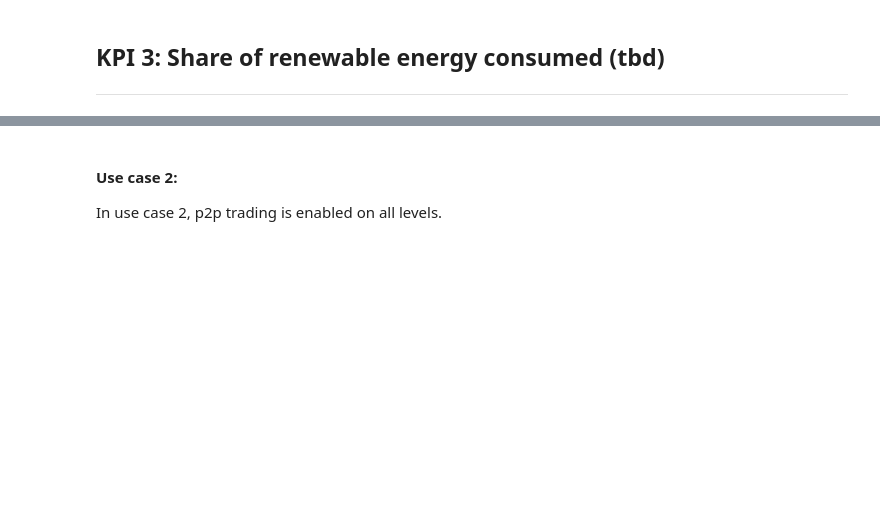
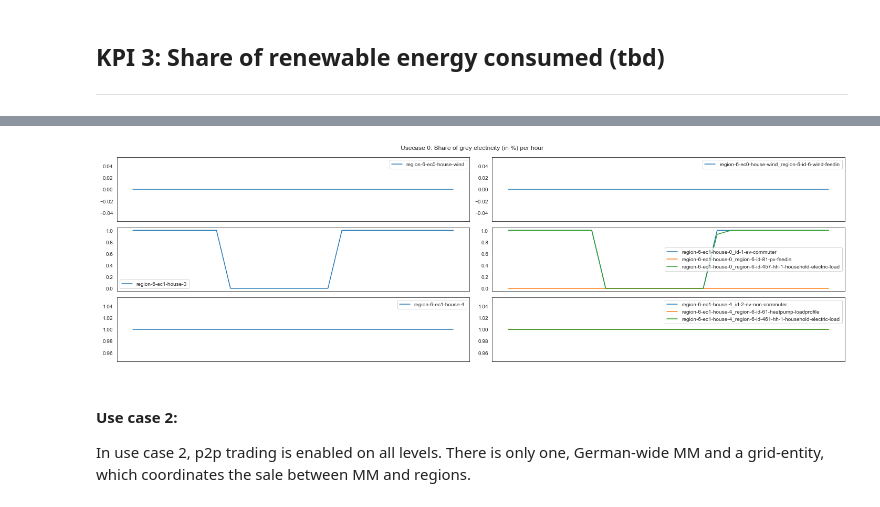
Before and after one commit to jochenmadler/fim_fit, a Jupyter notebook: GSy_KPI_calculation/01_processing/functions_run_v2.ipynb, the cells around one changed output, grey strips where cells are left out. Saved outputs shown, nothing was run; the diff lists cells and outputs as text; code cells hidden in the pictures; blank space fills up the shorter version.

```diff
--- a/GSy_KPI_calculation/01_processing/functions_run_v2.ipynb
+++ b/GSy_KPI_calculation/01_processing/functions_run_v2.ipynb
@@ -122,3 +138,22 @@ Therefore, every asset procures its energy from the German electricity mix, with
+# %%
+fig, ax = plt.subplots(figsize = (20,6), nrows=3, ncols=2)
+fig.suptitle('Usecase 0: Share of grey electricity (in %) per hour')
+df[['region-6-ec0-house-wind']].plot(ax = ax[0][0])
+df[['region-6-ec0-house-wind_region-6-id-6-wind-feedin']].plot(ax = ax[0][1])
+df[['region-6-ec1-house-0']].plot(ax = ax[1][0])
+df[['region-6-ec1-house-0_id-1-ev-commuter', 'region-6-ec1-house-0_region-6-id-81-pv-feedin', 'region-6-ec1-house-0_region-6-id-457-hh-1-household-electric-load']].plot(ax = ax[1][1])
+df[['region-6-ec1-house-4']].plot(ax = ax[2][0])
+df[['region-6-ec1-house-4_id-2-ev-non-commuter', 'region-6-ec1-house-4_region-6-id-61-heatpump-loadprofile', 'region-6-ec1-house-4_region-6-id-461-hh-1-household-electric-load']].plot(ax = ax[2][1])
+for col in ax:
+    for row in col:
+        for i,t in enumerate(row.get_xticklabels()):
+            if (i % 12) != 0:
+                t.set_visible(False)
+plt.legend()
+plt.tight_layout()
+plt.show()
+# %% [output]
+[figure, added]
 # %% [markdown]
 #### Use case 2:
-In use case 2, p2p trading is enabled on all levels.
+In use case 2, p2p trading is enabled on all levels. There is only one, German-wide MM and a grid-entity, which coordinates the sale between MM and regions.
```
Also changed, not shown: parts of 10 cells of this notebook, 2 other files.
